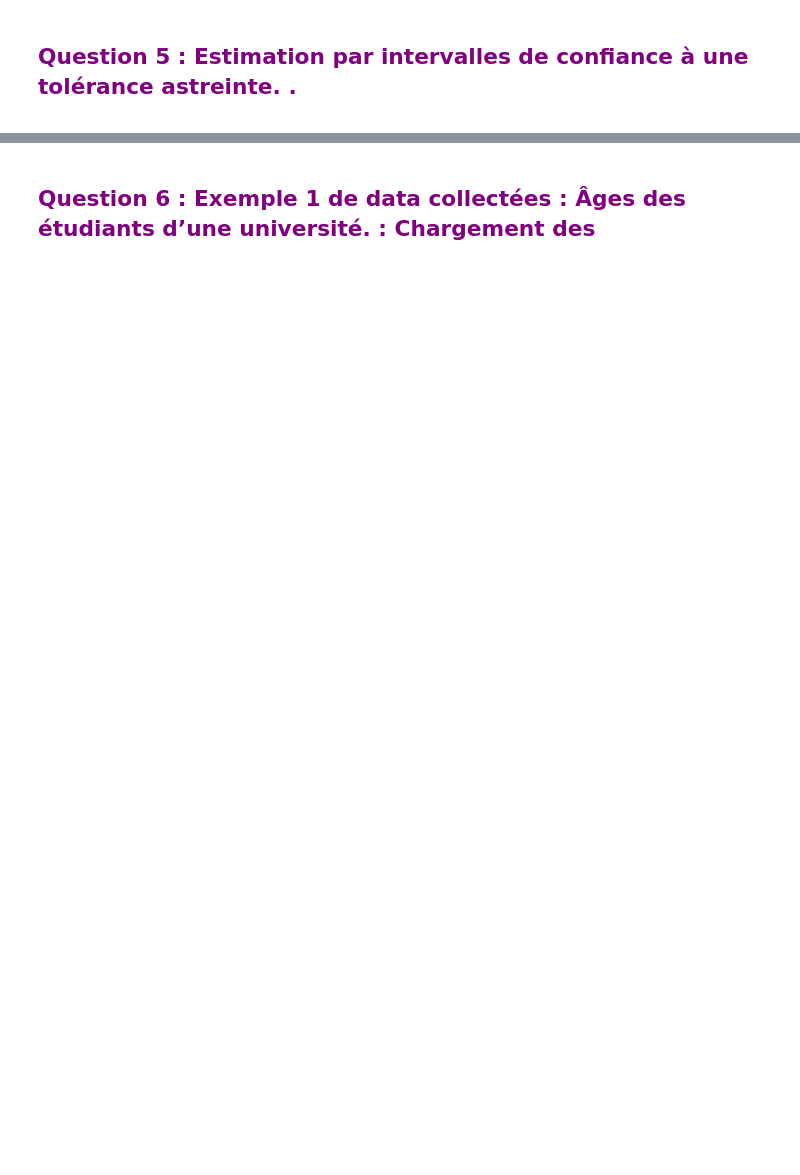
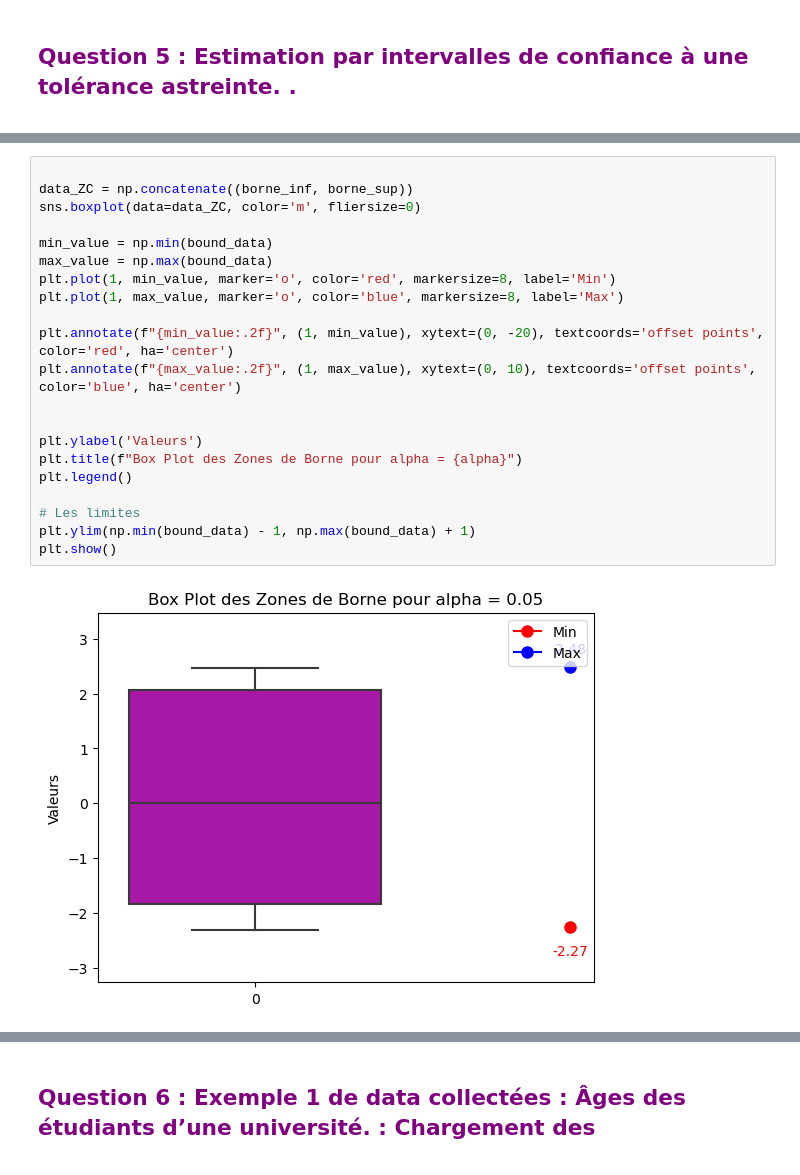
Before and after one commit to IbLahlou/Signal-Processing, a Jupyter notebook: Projet Traitement de Signal.ipynb, the cells around one changed output, grey strips where cells are left out. Cells and saved outputs as stored; diff of their text form; blank space fills up the shorter version.

```diff
--- a/Projet Traitement de Signal.ipynb
+++ b/Projet Traitement de Signal.ipynb
@@ -423,0 +474,23 @@ R << 1 $\iff$ L'ajustement de la régression est de mauvaise qualité
+# %%
+
+data_ZC = np.concatenate((borne_inf, borne_sup))
+sns.boxplot(data=data_ZC, color='m', fliersize=0)
+
+min_value = np.min(bound_data)
+max_value = np.max(bound_data)
+plt.plot(1, min_value, marker='o', color='red', markersize=8, label='Min')
+plt.plot(1, max_value, marker='o', color='blue', markersize=8, label='Max')
+
+plt.annotate(f"{min_value:.2f}", (1, min_value), xytext=(0, -20), textcoords='offset points', color='red', ha='center')
+plt.annotate(f"{max_value:.2f}", (1, max_value), xytext=(0, 10), textcoords='offset points', color='blue', ha='center')
+
+
+plt.ylabel('Valeurs')
+plt.title(f"Box Plot des Zones de Borne pour alpha = {alpha}")
+plt.legend()
+
+# Les limites
+plt.ylim(np.min(bound_data) - 1, np.max(bound_data) + 1)
+plt.show()
+# %% [output]
+[figure, added]
```
Also changed, not shown: parts of 33 cells of this notebook.
